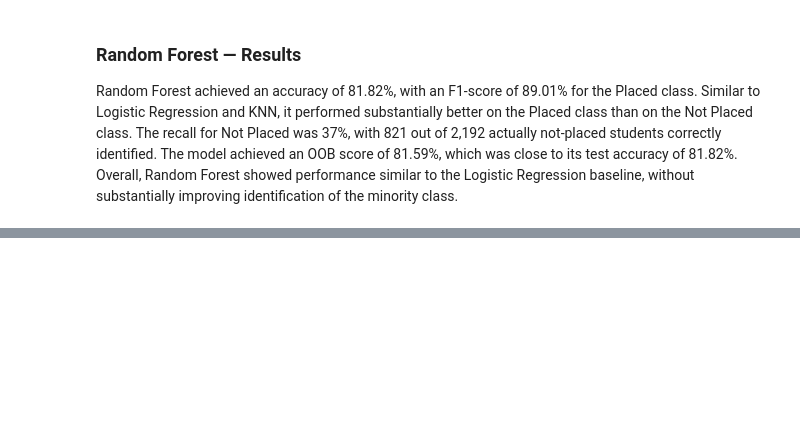
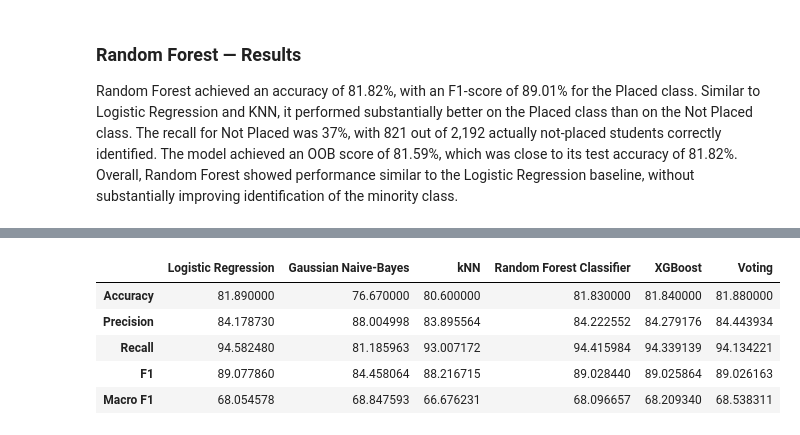
Before and after one commit to AtharvaK-aiml/StudentSuccessPrediction_model, a Jupyter notebook: model_training.ipynb, the cells around one changed output, grey strips where cells are left out. Saved outputs shown, nothing was run; the diff lists cells and outputs as text; code cells hidden in the pictures; blank space fills up the shorter version.

```diff
--- a/model_training.ipynb
+++ b/model_training.ipynb
@@ -230,3 +260,14 @@ OOB Score :  0.815975
 ### Random Forest — Results
 
 Random Forest achieved an accuracy of 81.82%, with an F1-score of 89.01% for the Placed class. Similar to Logistic Regression and KNN, it performed substantially better on the Placed class than on the Not Placed class. The recall for Not Placed was 37%, with 821 out of 2,192 actually not-placed students correctly identified. The model achieved an OOB score of 81.59%, which was close to its test accuracy of 81.82%. Overall, Random Forest showed performance similar to the Logistic Regression baseline, without substantially improving identification of the minority class.
+# %%
+from xgboost import XGBClassifier
+xgb = XGBClassifier(
+    n_estimators = 201,
+    learning_rate = 0.1,
+    random_state = 42
+)
+xgb_pipe = into_pipe(xgb)
+xgb_pipe.fit(X_train,y_train)
+evaluate_model(xgb_pipe)
+results["XGBoost"] = get_metrics(xgb_pipe)
@@ -232,0 +333,10 @@ Random Forest achieved an accuracy of 81.82%, with an F1-score of 89.01% for the
+# %%
+final_eval=pd.DataFrame(results)
+final_eval
+# %% [output]
+|  | Logistic Regression | Gaussian Naive-Bayes | kNN | Random Forest Classifier | XGBoost | Voting |
+| Accuracy | 81.890000 | 76.670000 | 80.600000 | 81.830000 | 81.840000 | 81.880000 |
+| Precision | 84.178730 | 88.004998 | 83.895564 | 84.222552 | 84.279176 | 84.443934 |
+| Recall | 94.582480 | 81.185963 | 93.007172 | 94.415984 | 94.339139 | 94.134221 |
+| F1 | 89.077860 | 84.458064 | 88.216715 | 89.028440 | 89.025864 | 89.026163 |
+| Macro F1 | 68.054578 | 68.847593 | 66.676231 | 68.096657 | 68.209340 | 68.538311 |
```
Also changed, not shown: parts of 15 cells of this notebook.
